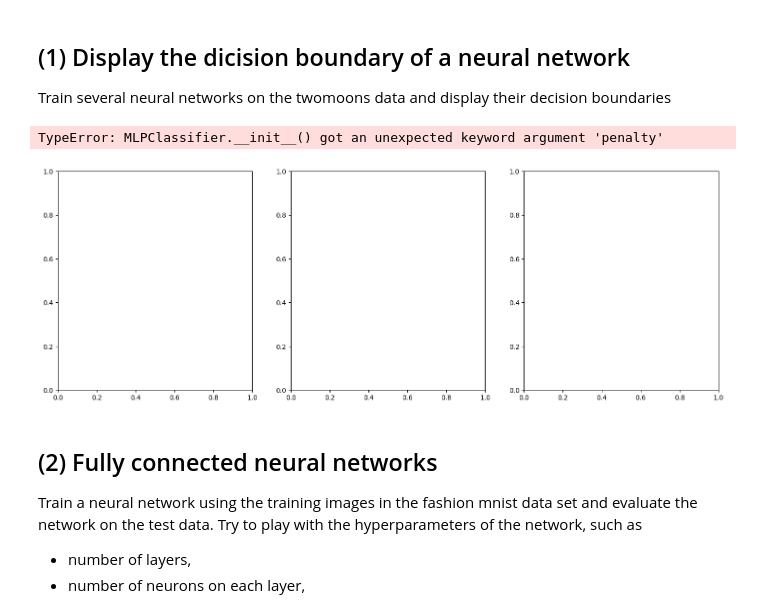
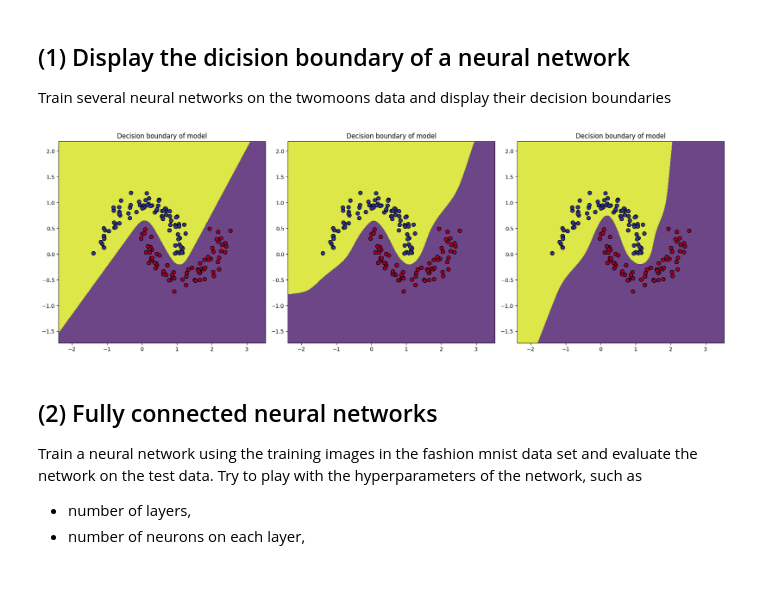
Before and after one commit to andnet-deboer/miniproject3_Math395, a Jupyter notebook: miniproject3_neuralnets.ipynb, the cells around one changed output. Saved outputs shown, nothing was run; the diff lists cells and outputs as text; code cells hidden in the pictures; blank space fills up the shorter version.

```diff
--- a/miniproject3_neuralnets.ipynb
+++ b/miniproject3_neuralnets.ipynb
@@ -35,38 +39,37 @@ def plot_decision_boundary(X, y, model, ax):
 
     xx, yy = np.meshgrid(np.arange(x_min, x_max, h),
                          np.arange(y_min, y_max, h))
 
     Z = model.predict(np.c_[xx.ravel(), yy.ravel()])
     Z = Z.reshape(xx.shape)
 
     ax.contourf(xx, yy, Z, alpha=0.8)
     ax.scatter(X[:, 0], X[:, 1], c=y, edgecolors='k', marker='o', s=50, cmap=plt.cm.RdYlBu)
     ax.set_title(f"Decision boundary of model")
 
 # Train several neural networks with different configurations
 fig, axes = plt.subplots(1, 3, figsize=(18, 6))
 
-hidden_layer_configs = [(1,), (6,), (5,10)]  # Different layer configurations
+hidden_layer_configs = [(3,), (6,), (5,10)]  # Different layer configurations
 
 for i, config in enumerate(hidden_layer_configs):
     # Create and train the MLPClassifier
     model = MLPClassifier(hidden_layer_sizes=config,
                           activation = 'logistic',
                           solver = 'adam',
-                          penalty = 'l1',
+                          #penalty = 'l1',
                           alpha = 1e-4,
                           learning_rate_init=0.2,
-                           max_iter=10000)
+                          max_iter=10000)
     model.fit(X_train, y_train)
 
     # Plot decision boundary for each model
     plot_decision_boundary(X_train, y_train, model, axes[i])
 
 plt.tight_layout()
 plt.show()
 # %% [output]
-TypeError: MLPClassifier.__init__() got an unexpected keyword argument 'penalty'
-[figure, old version]
+[figure, new version]
 # %% [markdown]
 ## (2) Fully connected neural networks
 
```
Also changed, not shown: parts of 11 cells of this notebook.
